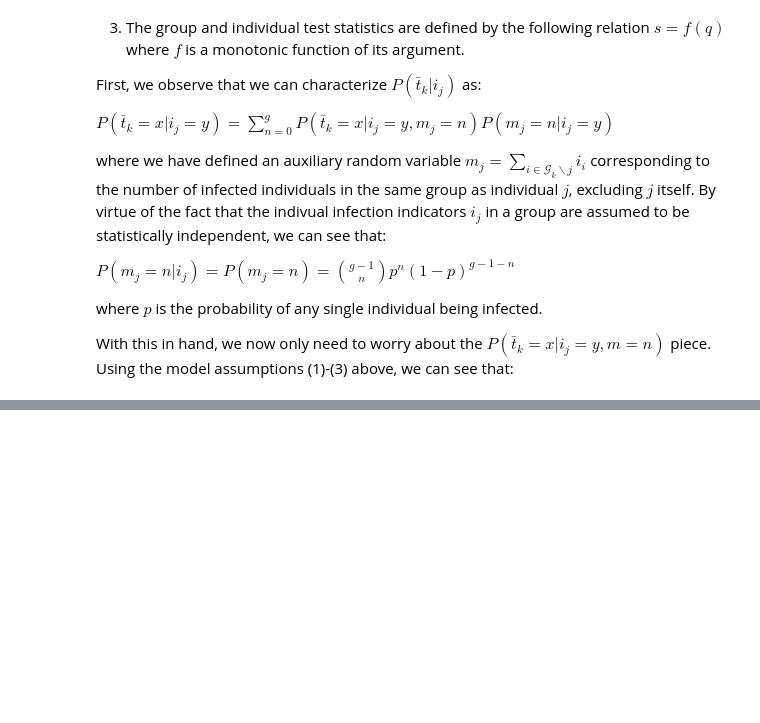
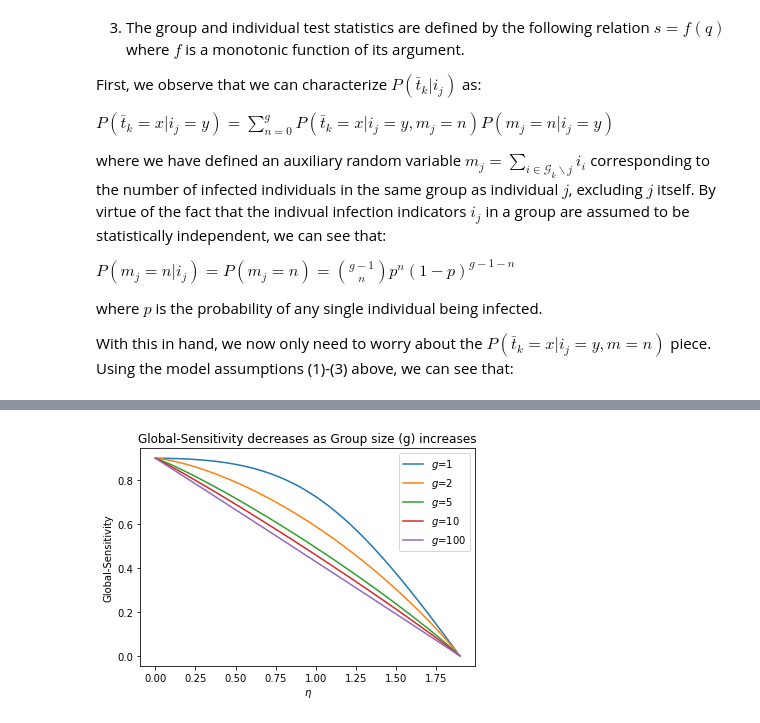
Before and after one commit to atibaup/group-testing, a Jupyter notebook: notebooks/1_group_testing_with_uncertainty-v2.ipynb, the cells around one changed output, grey strips where cells are left out. Drawn from its saved outputs; the diff is of its cells as text; code cells hidden in the pictures; blank space fills up the shorter version.

```diff
--- a/notebooks/1_group_testing_with_uncertainty-v2.ipynb
+++ b/notebooks/1_group_testing_with_uncertainty-v2.ipynb
@@ -338,19 +338,74 @@ and
 $\mu\left(i_j=1, m_j\right) = \frac{1}{g}\left(\left(g - 1 - m_j\right)\mu_{0} + \left(m_j + 1\right)\mu_{1}\right)$
 
 so in fact we can just compute $P\left(\bar{t} = 0 | i_j=x, m_j=n \right)$ as the cdf of a Normal variable with mean given by the two experessions above. So we're ready to draw a few plots and see what it all together looks like.
-# %%
-def proba_pooled_test_given_i(eta, i, m)
-    """
-    Calculates P()
-    """
-    pi_0 = np.zeros(eta.shape)
-    p_m_0 = st.binom.pmf(0, g, p, loc=0)
-    for m in range(1, g+1):
-        mu_i = 1./g*((g-m)*mu_0 + i*mu_1)
-        p_m_given_m_l_1 = 1/(1-p_m_0)*st.binom.pmf(m, g, p, loc=0)
-        p_t_given_m = 1 - st.norm.cdf(eta, loc=mu_i, scale=sigma_q)
-        pi_0 += p_t_given_m*p_m_given_m_l_1
-    return pi_0
-
-def global_specificity(individual_specificity, ):
-    pass
+# %%
+def mu(m, i, mu_0, mu_1, g):
+    mu_ = 1./g*((g - 1 - m)*mu_0 + m*mu_1)
+    if i == 0:
+        mu_ += 1./g*mu_0
+    else:
+        mu_ += 1./g*mu_1
+    return mu_
+
+def proba_pooled_test_positive_given_i(mu_0, mu_1, sigma_q, eta, i, g, p):
+    """
+    Calculates P(\bar{t} = 1 | m_j, i) as detailed in the previous section
+    """
+    pr = np.zeros(eta.shape)
+    for m in range(g):
+        p_m = st.binom.pmf(m, g - 1, p, loc=0)
+        mu_j = mu(m, i, mu_0, mu_1, g)
+        p_t_positive_given_i_and_m = 1 - st.norm.cdf(eta, loc=mu_j, scale=sigma_q)
+        pr += p_t_positive_given_i_and_m*p_m
+    return pr
+
+def proba_pooled_test_negative_given_i(mu_0, mu_1, sigma_q, eta, i, g, p):
+    """
+    Calculates P(\bar{t} = 0 | m_j, i) as detailed in the previous section
+    """
+    pr = np.zeros(eta.shape)
+    for m in range(g):
+        p_m = st.binom.pmf(m, g - 1, p, loc=0)
+        mu_j = mu(m, i, mu_0, mu_1, g)
+        p_t_negative_given_i_and_m = st.norm.cdf(eta, loc=mu_j, scale=sigma_q)
+        pr += p_t_negative_given_i_and_m*p_m
+    return pr
+
+def global_specificity(eta, pi_0, mu_0, mu_1, sigma_q, g, p):
+    """
+    $\pi_0' = P\left(\bar{t}_k=0 | i_j=0 \right) +
+        \pi_0 P\left(\bar{t}_k=1 | i_j=0 \right)$
+    """
+    return proba_pooled_test_negative_given_i(mu_0, mu_1, sigma_q, eta, 0, g, p) + \
+            pi_0 * proba_pooled_test_negative_given_i(mu_0, mu_1, sigma_q, eta, 1, g, p)
+
+def global_sensitivity(eta, pi_1, mu_0, mu_1, sigma_q, g, p):
+    """
+    $\pi_1' = \pi_1 P\left(\bar{t}_k=1 | i_j=1 \right)$
+    """
+    return pi_1 * proba_pooled_test_positive_given_i(mu_0, mu_1, sigma_q, eta, 1, g, p)
+
+
+mu_0 = 1
+mu_1 = 10
+pi_0 = 0.9
+pi_1 = 0.9
+sigma_q = 5
+eta_choices = np.linspace(-20, 20, 1000)
+group_sizes = [1, 2, 5, 10, 100]
+p = 1e-2
+
+fig, axs = plt.subplots(1, 1)
+
+for group_size in group_sizes:
+    sensitivities = global_sensitivity(eta_choices, pi_1, mu_0, mu_1, sigma_q, group_size, p)
+    specificities = global_specificity(eta_choices, pi_0, mu_0, mu_1, sigma_q, group_size, p)
+    axs.plot(specificities, sensitivities, label=f'$g$={group_size}')
+
+axs.set_ylabel('Global-Sensitivity')
+axs.set_xlabel('$\eta$')
+plt.title('Global-Sensitivity decreases as Group size (g) increases')
+plt.legend()
+plt.show()
+# %% [output]
+[figure, added]
```
Also changed, not shown: parts of 1 cell of this notebook.
